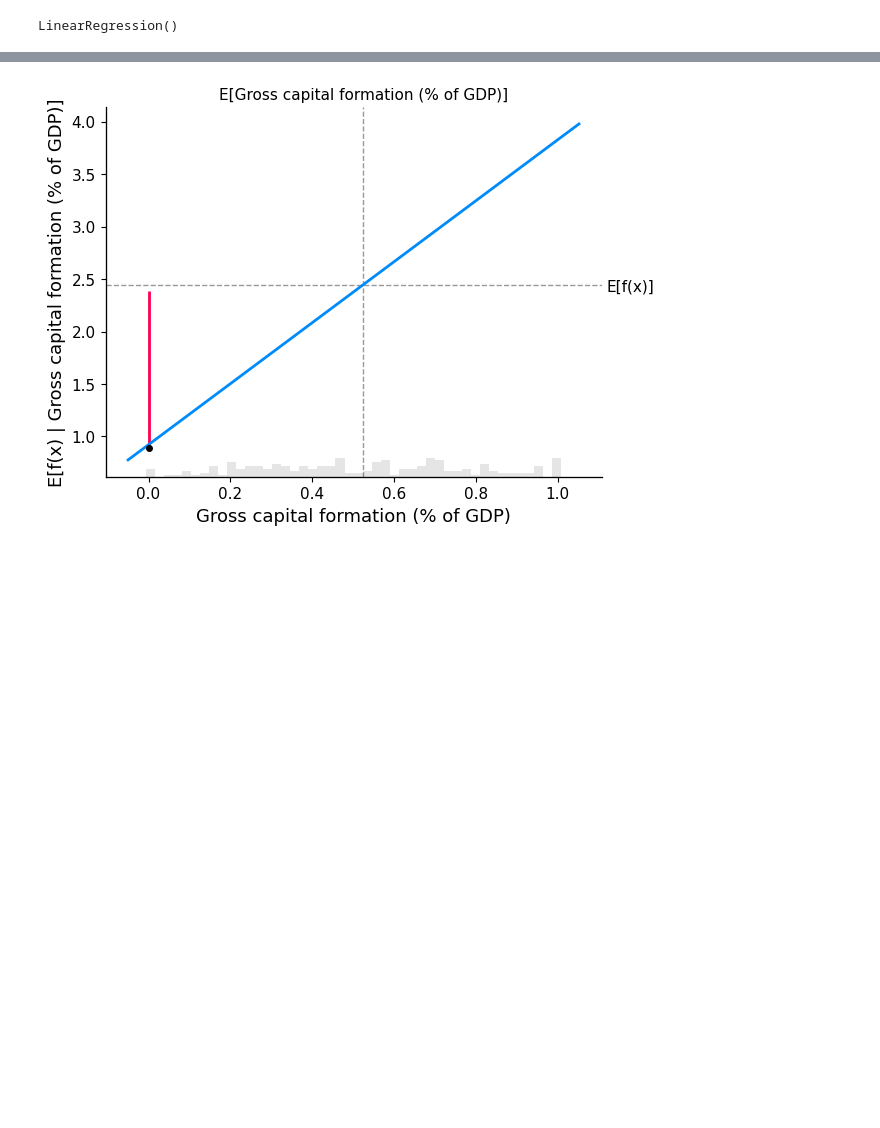
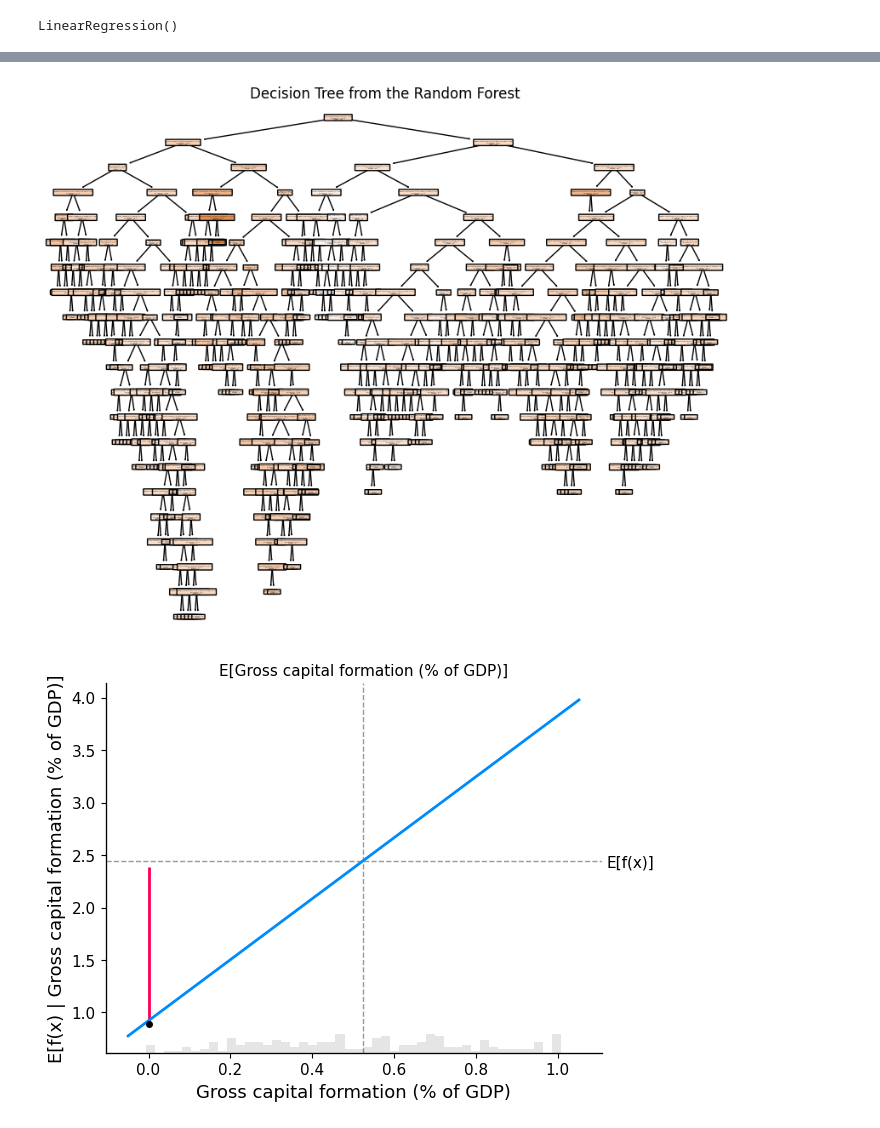
Before and after one commit to kumarbyes/udacity_nanodegree_datascience_course1, a Jupyter notebook: Project_Supervised_ML.ipynb, the cells around one changed output, grey strips where cells are left out. Cells and saved outputs as stored; diff of their text form; code cells hidden in the pictures; blank space fills up the shorter version.

Commit message:
feat: Add random forests regressor with feature importances

```diff
--- a/Project_Supervised_ML.ipynb
+++ b/Project_Supervised_ML.ipynb
@@ -724,2 +729,2 @@ def split_test_train_data(df):
 # %%
-X_train,X_test,y_train,y_test = split_test_train_data(pd.concat([X_scaled,y],axis=1))
+X_train,X_test,y_train,y_test = split_test_train_data(pd.concat([X_scaled,y],axis=1),2016)
@@ -795,0 +789,25 @@ Coefficient for Exports of goods and services (% of GDP) : 2.6058476294862594
+# %%
+def calc_rf_models(X_train,X_test,y_train,y_test,depth,estimator_count):
+    rf_regr = RandomForestRegressor(n_estimators=estimator_count,max_depth=depth, random_state=0)
+    rf_regr.fit(X_train.drop(['Year','Country'],axis=1), y_train)
+
+    y_pred_train_rf = rf_regr.predict(X_train.drop(['Year','Country'],axis=1))
+    y_pred_test_rf = rf_regr.predict(X_test.drop(['Year','Country'],axis=1))
+
+    mse_train_rf = mean_squared_error(y_pred_train_rf,y_train)
+    mse_test_rf = mean_squared_error(y_pred_test_rf,y_test)
+
+    r2_train_rf = r2_score(y_pred_train_rf,y_train)
+    r2_test_rf = r2_score(y_pred_test_rf,y_test)
+
+    rmse_train_rf = root_mean_squared_error(y_pred_train_rf,y_train)
+    rmse_test_rf = root_mean_squared_error(y_pred_test_rf,y_test)
+
+    print(f"MSE Train for max depth = {depth} and no. of estimators = {estimator_count}: ",mse_train_rf)
+    print(f"MSE Test for max depth = {depth} and no. of estimators = {estimator_count}: ", mse_test_rf)
+    print(f"R2 Train for max depth = {depth} and no. of estimators = {estimator_count}: ", r2_train_rf)
+    print(f"R2 Test for max depth = {depth} and no. of estimators = {estimator_count}: ", r2_test_rf)
+    print(f"RMSE Train for max depth = {depth} and no. of estimators = {estimator_count}: ", rmse_train_rf)
+    print(f"RMSE Test for max depth = {depth} and no. of estimators = {estimator_count}: ", rmse_test_rf)
+
+    return rf_regr
@@ -795,0 +847,4 @@ Coefficient for Exports of goods and services (% of GDP) : 2.6058476294862594
+# %%
+num_estimators = 100
+maximum_depth = 32
+rf_rg_mod = calc_rf_models(X_train,X_test, y_train, y_test,maximum_depth,num_estimators)
@@ -796 +872,15 @@ Coefficient for Exports of goods and services (% of GDP) : 2.6058476294862594
+# %%
+# plot the decision tree
+from sklearn.tree import plot_tree
+
+tree = rf_rg_mod.estimators_[0]
+plt.figure(figsize=(10,8))  # Set figure size to make the tree more readable
+plot_tree(tree,
+          feature_names=X_scaled.columns,  # Use the feature names from the dataset
+          filled=True,              # Fill nodes with colors for better visualization
+          rounded=True)             # Rounded edges for nodes
+plt.title("Decision Tree from the Random Forest")
+plt.show()
+# %% [output]
+[figure, added]
 # %%
```
Also changed, not shown: parts of 27 cells of this notebook.
